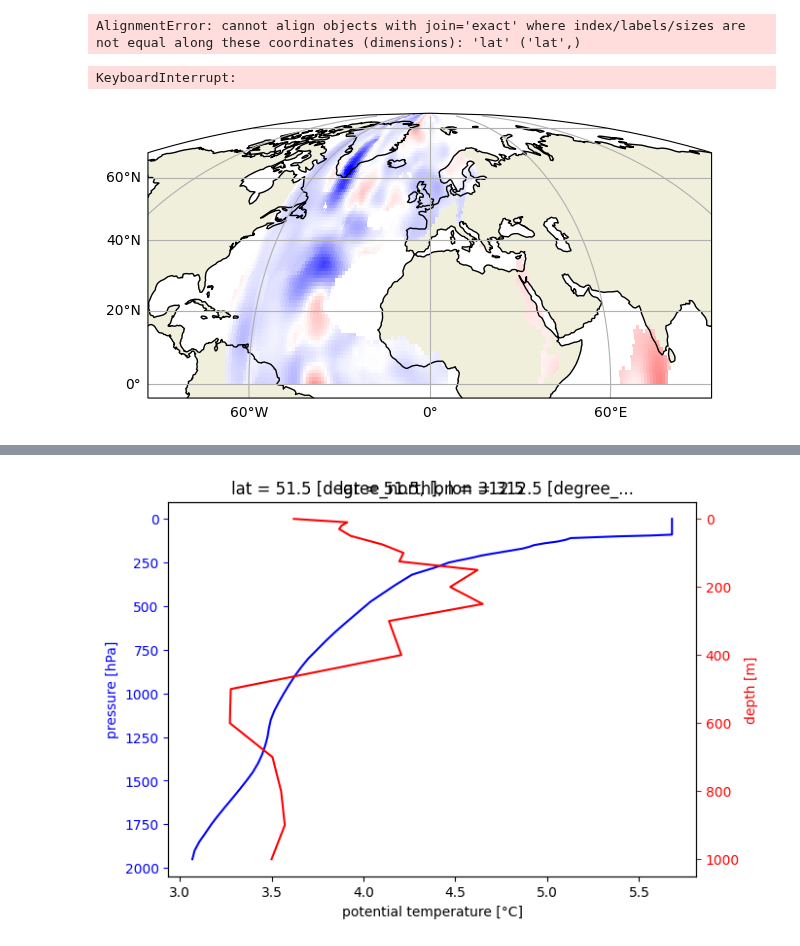
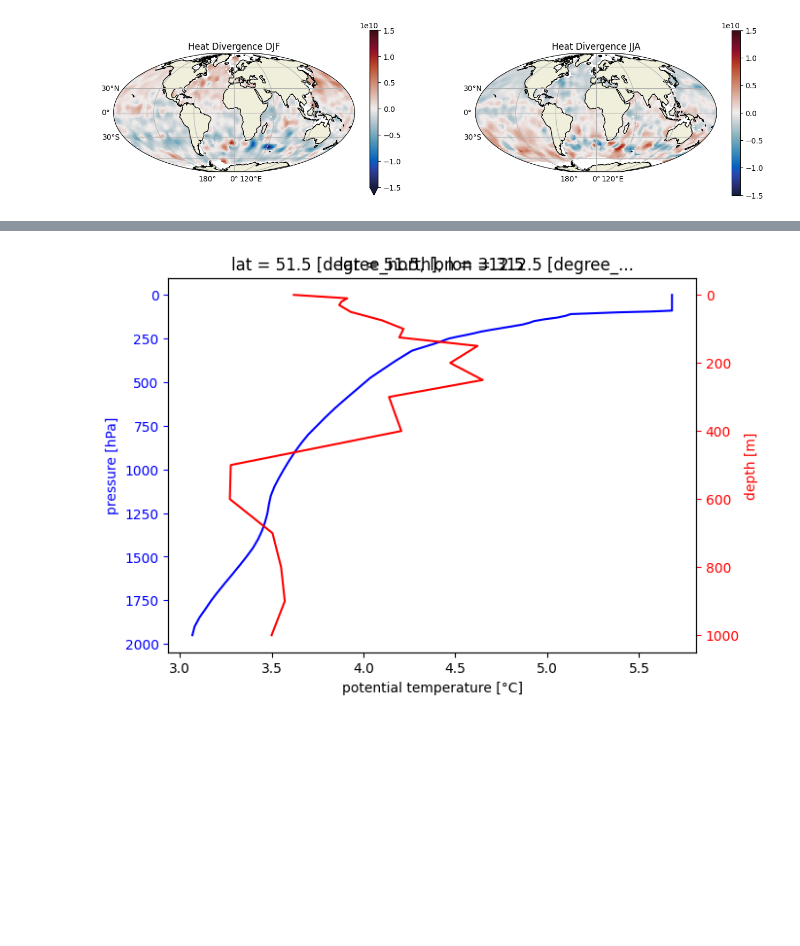
Before and after one commit to JRethemeier/Thermohaline-Circulation, a Jupyter notebook: Assignment2/Assignment2.ipynb, the cells around one changed output, grey strips where cells are left out. Cells and saved outputs as stored; diff of their text form; code cells hidden in the pictures; blank space fills up the shorter version.

```diff
--- a/Assignment2/Assignment2.ipynb
+++ b/Assignment2/Assignment2.ipynb
@@ -40,6 +45,10 @@ mimoc = (
 # Define given values
 specific_heat_capacity = 3.94e3
 density = 1024
+
+# get nice colormaps
+cm_thermal = cmocean.cm.thermal
+cm_balance = cmocean.cm.balance
 # %%
 # Set the basic mapping parameters
 suptitle_size = 20 # Size for the main title
@@ -125,0 +156,5 @@ ocean_heatcontent_change_DJF = (
+# %%
+# Get the mean heatflux over the 3 months
+
+heatflux_DJF = oa_heat_flux.heatflux.sel(month=[1, 2, 12]).mean(dim="month")
+heatflux_JJA = oa_heat_flux.heatflux.sel(month=[6, 7, 8]).mean(dim="month")
@@ -152,4 +189,0 @@ plt.show()
-# %%
-xr.ufuncs.add(heatflux_JJA, ocean_heatcontent_change_JJA)
-# %% [output]
-AlignmentError: cannot align objects with join='exact' where index/labels/sizes are not equal along these coordinates (dimensions): 'lat' ('lat',)
@@ -159,14 +190,13 @@ heat_divergence_DJF = (heatflux_DJF + ocean_heatcontent_change_DJF) * (-1)
 # %%
 fig = plt.figure(figsize=map_size)
 ax = fig.add_subplot(121, projection=Mollweide())
 basemap(ax)
-heat_divergence_DJF.plot(ax=ax, transform=PlateCarree(), vmin=-1.5e10, vmax=1.5e10, cmap="bwr")
+heat_divergence_DJF.plot(ax=ax, transform=PlateCarree(), vmin=-1.5e10, vmax=1.5e10, cmap=cm_balance)
 ax.set_title("Heat Divergence DJF")
 ax2 = fig.add_subplot(122, projection=Mollweide())
 basemap(ax2)
-heat_divergence_JJA.plot(ax=ax2, transform=PlateCarree(), vmin=-1.5e10, vmax=1.5e10, cmap="bwr")
+heat_divergence_JJA.plot(ax=ax2, transform=PlateCarree(), vmin=-1.5e10, vmax=1.5e10, cmap=cm_balance)
 ax2.set_title("Heat Divergence JJA")
 plt.show()
 # %% [output]
-KeyboardInterrupt:
-[figure, old version]
+[figure, new version]
```
Also changed, not shown: parts of 30 cells of this notebook.
